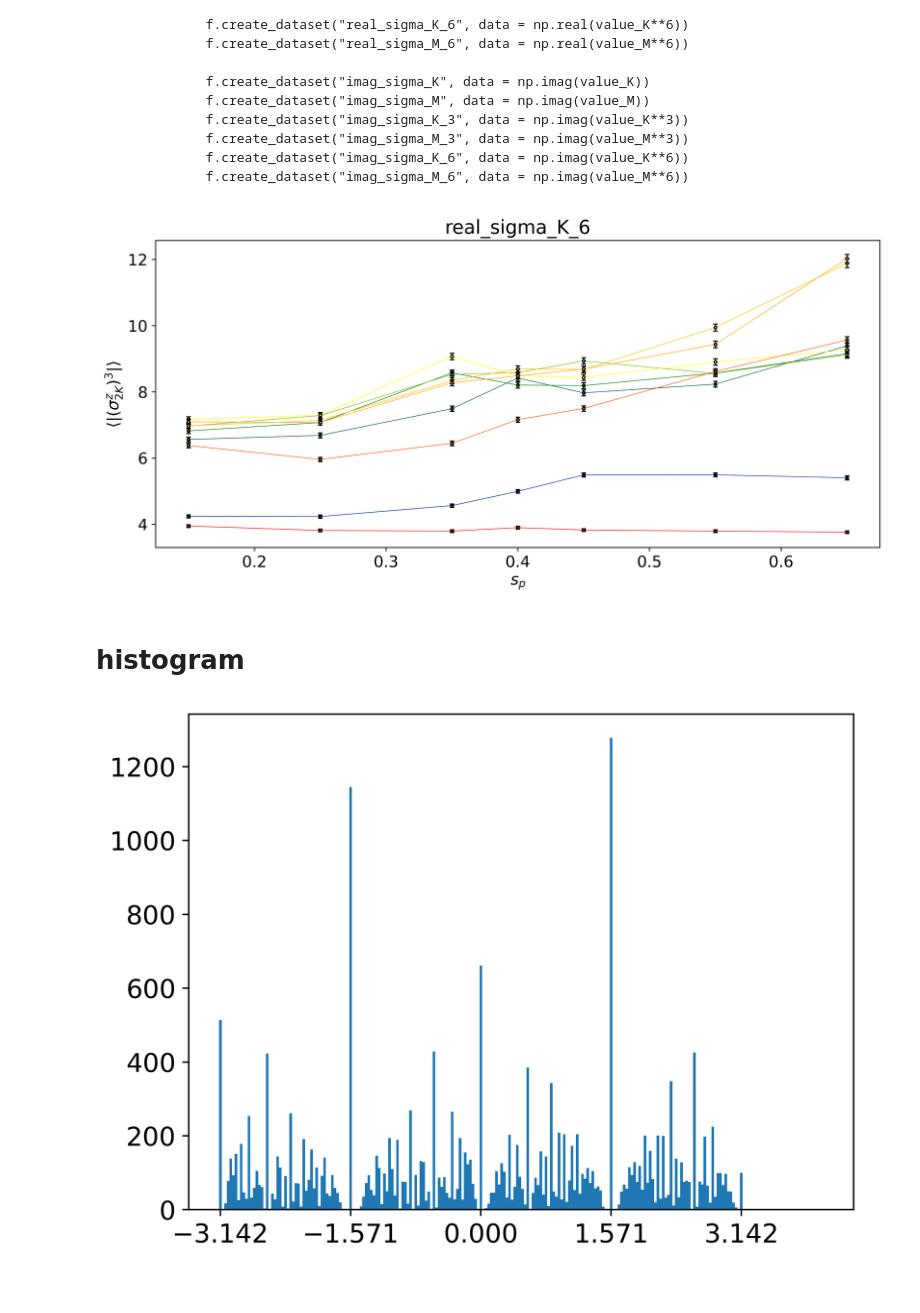
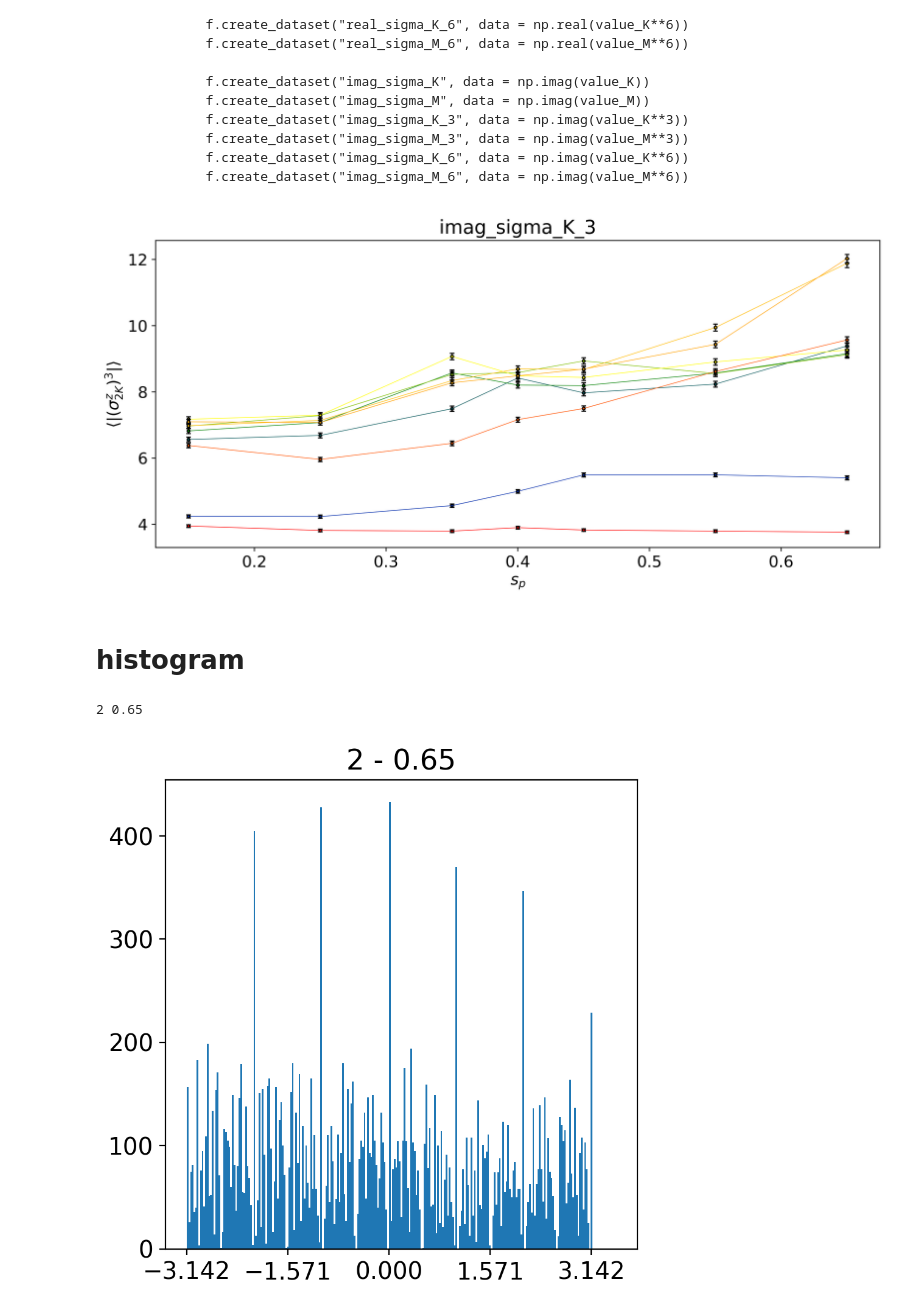
Before and after one commit to vdrouint/d-wave-other, a Jupyter notebook: kagome-tfim/processing/plot_KM.ipynb, the cells around one changed output. Drawn from its saved outputs; the diff is of its cells as text; code cells hidden in the pictures.

```diff
--- a/kagome-tfim/processing/plot_KM.ipynb
+++ b/kagome-tfim/processing/plot_KM.ipynb
@@ -76,7 +76,7 @@ plt.rcParams['figure.dpi'] = 500
 plt.rcParams.update({'font.size':14})
 plt.figure(figsize=(10, 5))
 
-# dataname = 'real_sigma_K_3'
+# dataname = 'imag_sigma_K_3'
 # dataname = 'imag_sigma_K_3'
 # dataname = 'real_sigma_K_6'
 
@@ -91,7 +91,7 @@ for k in range(len(hoverjlist)):
         where_to_save = "../../data_prathus_runs/FT_KM/"
         file_name = where_to_save + "KMpts_h=" + tag1 + "_s=" + tag2 + ".hdf5"
         data = h5py.File(file_name, 'r')
-        # data_in = data[dataname]
+        data_in = data[dataname]
         data_in = np.absolute(data['real_sigma_K_3'] + np.multiply(1.0*1j, data['imag_sigma_K_3']))
         # data_in = np.absolute(data['real_sigma_K_6'] + np.multiply(1.0*1j, data['imag_sigma_K_6']))
 
@@ -116,34 +116,42 @@ plt.title(dataname)
 plt.tight_layout()
 plt.show()
 # %% [output]
-[figure, old version]
+[figure, new version]
 # %% [markdown]
 # histogram
 # %%
 tag1 = str(hoverjlist[4])
-tag2 = str(splist[0])
+tag2 = str(splist[-1])
+print(tag1, tag2)
 
 where_to_save = "../../data_prathus_runs/FT_KM/"
 file_name = where_to_save + "KMpts_h=" + tag1 + "_s=" + tag2 + ".hdf5"
 data = h5py.File(file_name, 'r')
-# data_real = data['real_sigma_K']
-# data_imag = data['imag_sigma_K']
+data_real = data['real_sigma_K']
+data_imag = data['imag_sigma_K']
 
-data_real = data['real_sigma_K_3']
-data_imag = data['imag_sigma_K_3']
+# data_real = data['real_sigma_K_3']
+# data_imag = data['imag_sigma_K_3']
 
-angles = np.arctan2(data_real, data_imag)
+# angles = np.arctan2(data_imag, data_real)
+angles = np.angle(data_real + np.multiply(1.0*1j, data_imag))
+# %% [output]
+2 0.65
 # %%
-Nb = 400
-bins_all = np.arange(-np.pi-2*np.pi/Nb, np.pi + 1, 2*2*np.pi/Nb)
+plt.rcParams['figure.dpi'] = 200
+plt.rcParams.update({'font.size':14})
+plt.figure(figsize=(5, 5))
+Nb = 500
+bins_all = np.arange(-np.pi, np.pi + 0.4, (0.4 + 2*2*np.pi)/Nb)
 
 # histo_count, histo_bins = np.histogram(angles, bins = bins_all)
 # f.create_dataset("histo_bins", data = histo_bins)
 # f.create_dataset("histo_count", data = histo_count)
 
 plt.xticks([-np.pi, -np.pi/2, 0, np.pi/2, np.pi])
 
 plt.hist(angles, bins = bins_all);
+plt.title(str(tag1) + ' - ' +  str(tag2))
 plt.show()
 # %% [output]
-[figure, old version]
+[figure, new version]
```
Also changed, not shown: parts of 1 cell of this notebook, 5 other files.
